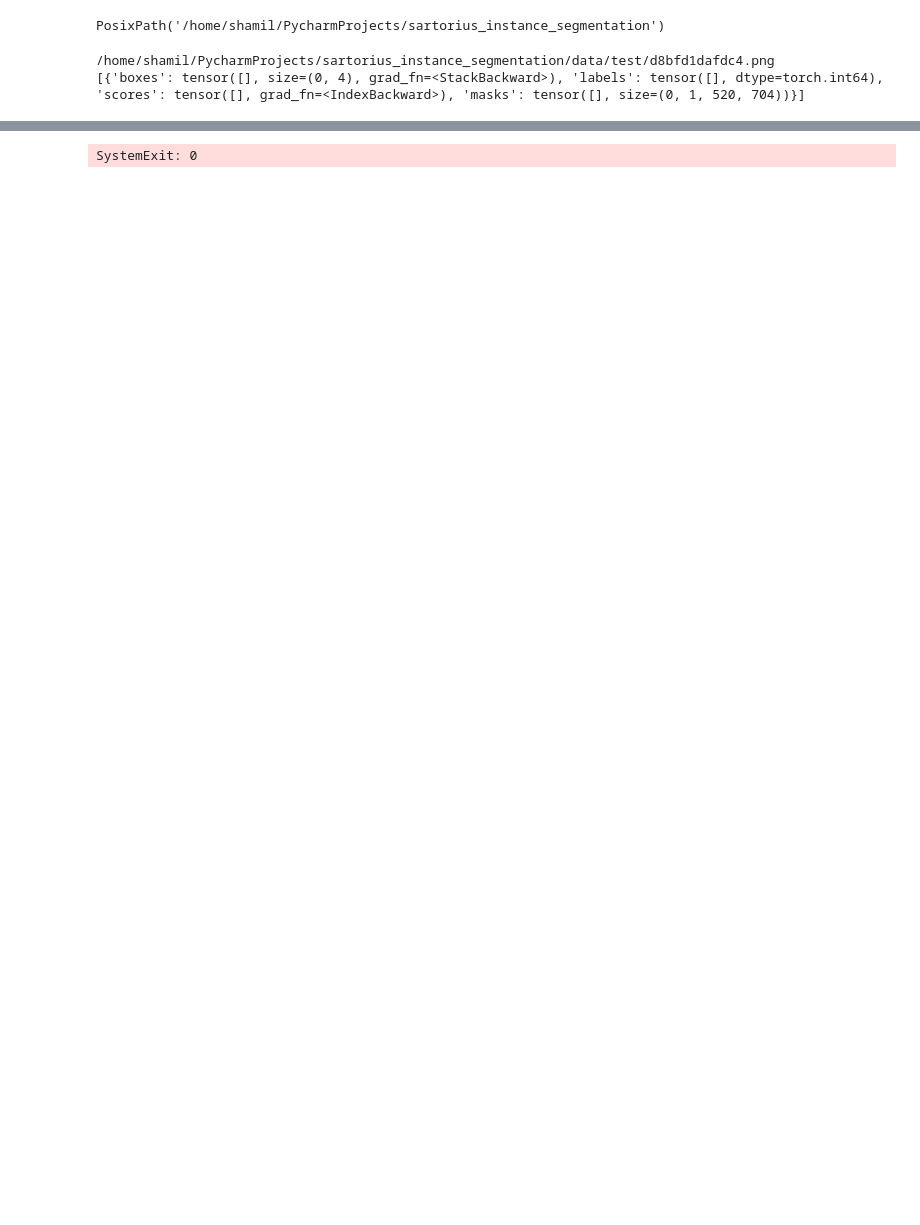
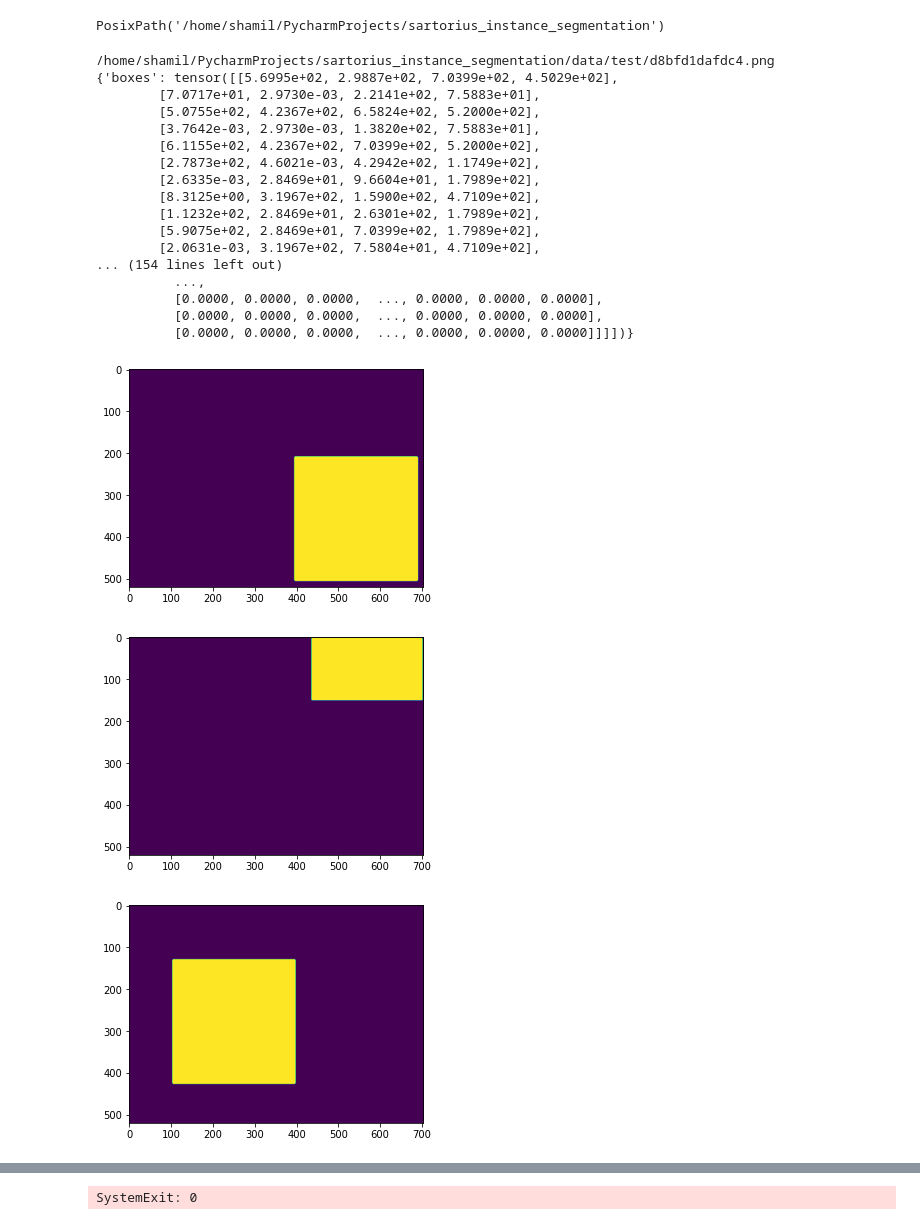
Before and after one commit to implausibleDeniability/sartorius_instance_segmentation, a Jupyter notebook: make_kaggle_submission.ipynb, the cells around one changed output, grey strips where cells are left out. Cells and saved outputs as stored; diff of their text form; code cells hidden in the pictures; blank space fills up the shorter version.

Commit message:
adding non max suppression, based on polygons

```diff
--- a/make_kaggle_submission.ipynb
+++ b/make_kaggle_submission.ipynb
@@ -13,14 +20,16 @@ current_dir.absolute()
 # %% [output]
 PosixPath('/home/shamil/PycharmProjects/sartorius_instance_segmentation')
 # %%
+# plt.rcParams["figure.figsize"] = (20,20)
+
 # Global config of configuration
 test_images_dir = current_dir / "data" / "test"
 weights_dir = current_dir / "weights" / "baseline.ckpt"
-device="cpu"
-
+device = "cpu"
 
 # Local tunable parameters of evaluation
-confidence_threshold = 0.0 # All predictions would be counted, even with low score
-nms_threshold = 0.1 # Overlapping instances will be dropped
+score_threshold = 0.0  # All predictions would be counted, even with low score
+nms_threshold = 0.1  # Overlapping instances will be dropped
+mask_threshold = 0.5 # Cut masks by the threshold
 # %%
 preprocess_image = A.Compose([
@@ -30,25 +127,56 @@ preprocess_image = A.Compose([
 # %%
 model = maskrcnn_resnet50_fpn(progress=False, num_classes=2)
-model.load_state_dict(torch.load(weights_dir))
+model.load_state_dict(torch.load(weights_dir, map_location=torch.device("cpu")))
 model.to(device)
 model.eval()
-
-
 
 for image_path in test_images_dir.glob("**/*.png"):
     print(image_path.absolute())
     image = io.imread(str(image_path))
     image = preprocess_image(image=image)['image']
     image = image.to(device)
 
     with torch.no_grad():
         output = model.forward([image])[0]
 
-    scores = output['scores']
-    masks = output['masks']
 
     print(output)
+    scores = output['scores'].numpy()
+    masks = output['masks'].squeeze().numpy()
+    masks = (masks >= mask_threshold).astype(int)
+    masks = masks[scores >= score_threshold]
+
+
+    masks = mask_suppression(masks, scores, nms_threshold)
+
+
+    # Display masks
+    for ii in range(10):
+        plt.imshow((masks[ii] >= 0.5).astype(int))
+        plt.show()
+
+    # display_masks(image, masks)
+
+
     sys.exit(0)
 # %% [output]
 /home/shamil/PycharmProjects/sartorius_instance_segmentation/data/test/d8bfd1dafdc4.png
-[{'boxes': tensor([], size=(0, 4), grad_fn=<StackBackward>), 'labels': tensor([], dtype=torch.int64), 'scores': tensor([], grad_fn=<IndexBackward>), 'masks': tensor([], size=(0, 1, 520, 704))}]
+{'boxes': tensor([[5.6995e+02, 2.9887e+02, 7.0399e+02, 4.5029e+02],
+        [7.0717e+01, 2.9730e-03, 2.2141e+02, 7.5883e+01],
+        [5.0755e+02, 4.2367e+02, 6.5824e+02, 5.2000e+02],
+        [3.7642e-03, 2.9730e-03, 1.3820e+02, 7.5883e+01],
+        [6.1155e+02, 4.2367e+02, 7.0399e+02, 5.2000e+02],
+        [2.7873e+02, 4.6021e-03, 4.2942e+02, 1.1749e+02],
+        [2.6335e-03, 2.8469e+01, 9.6604e+01, 1.7989e+02],
+        [8.3125e+00, 3.1967e+02, 1.5900e+02, 4.7109e+02],
+        [1.1232e+02, 2.8469e+01, 2.6301e+02, 1.7989e+02],
+        [5.9075e+02, 2.8469e+01, 7.0399e+02, 1.7989e+02],
+        [2.0631e-03, 3.1967e+02, 7.5804e+01, 4.7109e+02],
+... (154 lines left out)
+          ...,
+          [0.0000, 0.0000, 0.0000,  ..., 0.0000, 0.0000, 0.0000],
+          [0.0000, 0.0000, 0.0000,  ..., 0.0000, 0.0000, 0.0000],
+          [0.0000, 0.0000, 0.0000,  ..., 0.0000, 0.0000, 0.0000]]]])}
+[figure, added]
+[figure, added]
+[figure, added]
```
Also changed, not shown: parts of 5 cells of this notebook, 2 other files.
